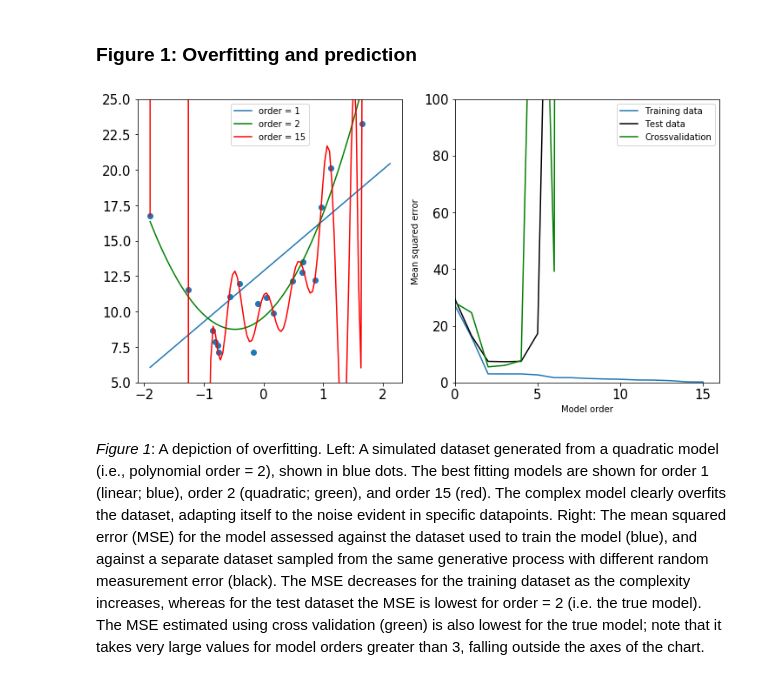
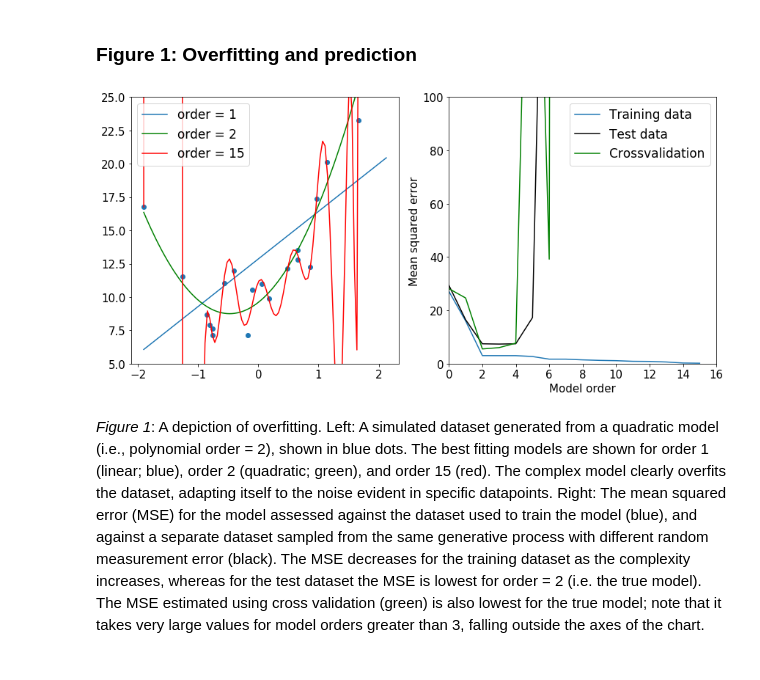
Before and after one commit to poldrack/PredictionCV, a Jupyter notebook: PredictionPaperFigures.ipynb, the cells around one changed output. Saved outputs shown, nothing was run; the diff lists cells and outputs as text; code cells hidden in the pictures.

Commit message:
added Gael's figure fixes

```diff
--- a/PredictionPaperFigures.ipynb
+++ b/PredictionPaperFigures.ipynb
@@ -33,6 +33,9 @@ plt.rcParams['xtick.labelsize'] = 15
 plt.rcParams['ytick.labelsize'] = 15
 plt.rcParams['figure.titlesize'] = 15
 plt.rcParams['font.size'] = 15
+plt.rcParams['axes.labelsize'] = 15
+plt.rcParams['legend.fontsize'] = 17
+
 #_ = plt.title('Subdisciplines', size=15)
 #plt.xticks(size=15)
 #plt.yticks(size=15)
@@ -88,35 +91,35 @@ for model_order in range(model_order_range):
                                                return_train_score=False)
     mse['cv'][model_order] = -1*numpy.mean(cv_results[model_order]['test_score'])
 
 # plot data points vs model fits
 x_test = np.linspace(x.min(), x.max(), 100)
 x_test = x_test[:,numpy.newaxis]
 
 plt.figure(figsize=(12,6))
 plt.subplot(1,2,1)
 plt.scatter(x[:npts],Y_train)
 plt.plot(x_test,lm[1].predict(PolynomialFeatures(degree=1).fit_transform(x_test)))
 plt.plot(x_test,lm[2].predict(PolynomialFeatures(degree=2).fit_transform(x_test)),color='g')
 plt.plot(x_test,lm[15].predict(PolynomialFeatures(degree=15).fit_transform(x_test)),color='r')
 plt.ylim([5,25])
 plt.legend(['order = 1','order = 2','order = 15'])
 # perform crossvalidation to estimate out-of-sample fit
 
 
 # plot MSE
 
 plt.subplot(1,2,2)
 plt.plot(mse['train'])
 plt.plot(mse['test'],color='k')
 plt.plot(mse['cv'],color='g')
 plt.axis([0,model_order_range,0,100])
 plt.ylabel('Mean squared error')
 plt.xlabel('Model order')
 plt.legend(['Training data','Test data','Crossvalidation'])
-
+plt.tight_layout()
 plt.savefig('Figure1_overfitting.png')
 # %% [output]
-[figure, old version]
+[figure, new version]
 # %% [markdown]
 *Figure 1*: A depiction of overfitting.  Left: A simulated dataset generated from a quadratic model (i.e., polynomial order = 2), shown in blue dots.  The best fitting models are shown for order 1 (linear; blue), order 2 (quadratic; green), and order 15 (red).  The complex model clearly overfits the dataset, adapting itself to the noise evident in specific datapoints.  Right: The mean squared error (MSE) for the model assessed against the dataset used to train the model (blue), and against a separate dataset sampled from the same generative process with different random measurement error (black).  The MSE decreases for the training dataset as the complexity increases, whereas for the test dataset the MSE is lowest for order = 2 (i.e. the true model).  The MSE estimated using cross validation (green) is also lowest for the true model; note that it takes very large values for model orders greater than 3, falling outside the axes of the chart.
 # %% [markdown]
```
Also changed, not shown: parts of 5 cells of this notebook.
